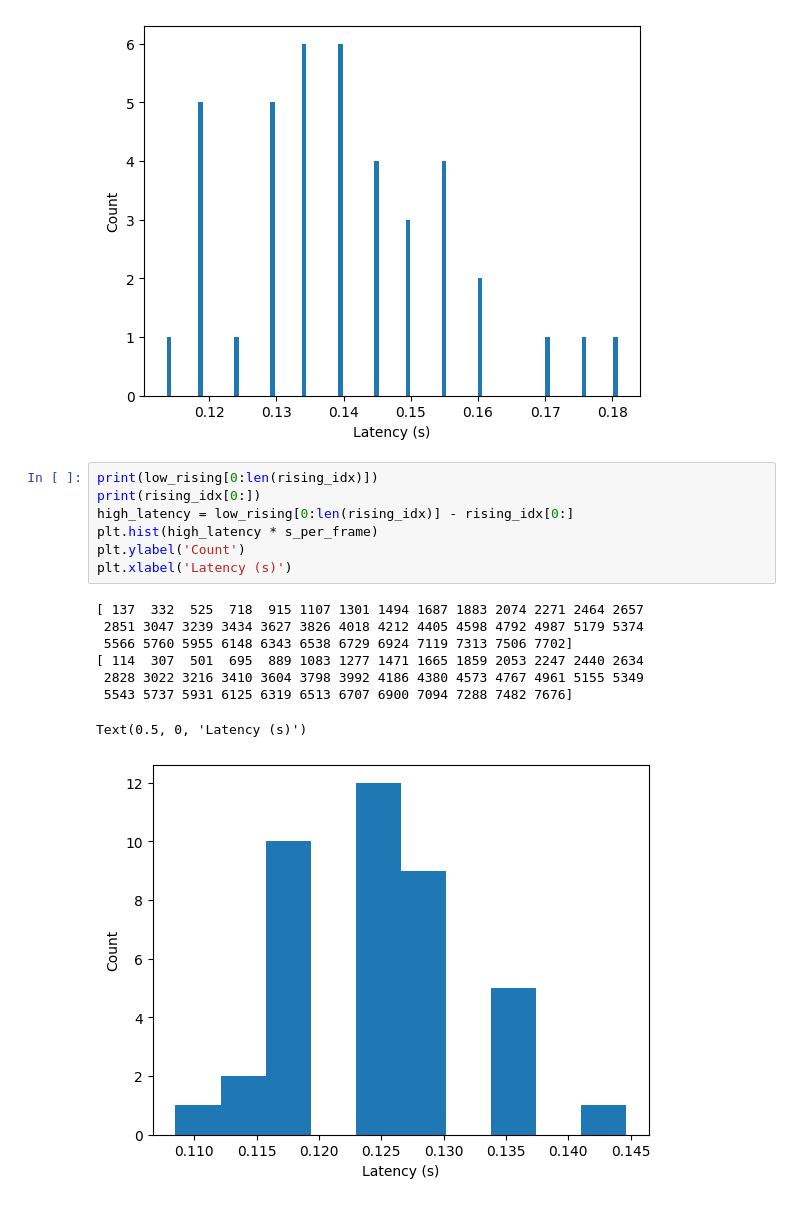
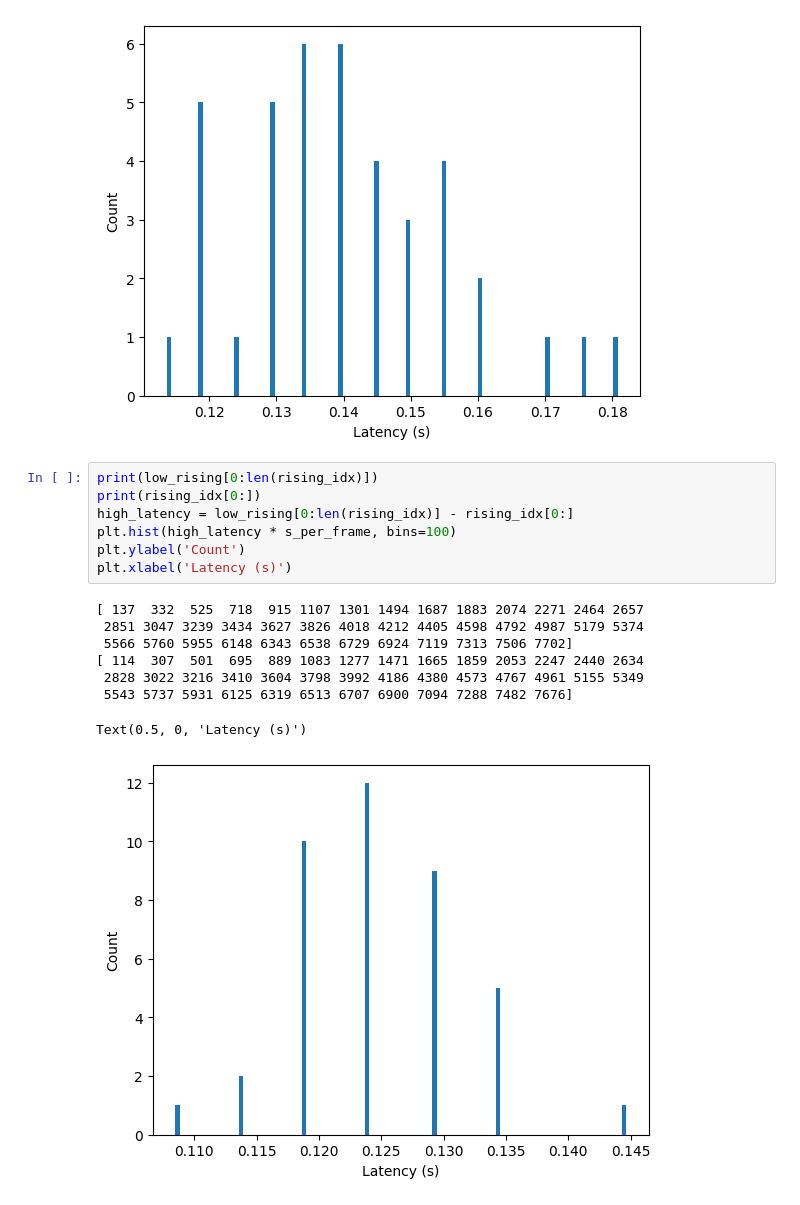
Before and after one commit to haohao1331/rot2-project, a Jupyter notebook: exploring/2024-01-24_video_analysis.ipynb, the cells around one changed output. Drawn from its saved outputs; the diff is of its cells as text.

```diff
--- a/exploring/2024-01-24_video_analysis.ipynb
+++ b/exploring/2024-01-24_video_analysis.ipynb
@@ -196,16 +196,16 @@ Text(0.5, 0, 'Latency (s)')
 # %%
 print(low_rising[0:len(rising_idx)])
 print(rising_idx[0:])
 high_latency = low_rising[0:len(rising_idx)] - rising_idx[0:]
-plt.hist(high_latency * s_per_frame)
+plt.hist(high_latency * s_per_frame, bins=100)
 plt.ylabel('Count')
 plt.xlabel('Latency (s)')
 # %% [output]
 [ 137  332  525  718  915 1107 1301 1494 1687 1883 2074 2271 2464 2657
  2851 3047 3239 3434 3627 3826 4018 4212 4405 4598 4792 4987 5179 5374
  5566 5760 5955 6148 6343 6538 6729 6924 7119 7313 7506 7702]
 [ 114  307  501  695  889 1083 1277 1471 1665 1859 2053 2247 2440 2634
  2828 3022 3216 3410 3604 3798 3992 4186 4380 4573 4767 4961 5155 5349
  5543 5737 5931 6125 6319 6513 6707 6900 7094 7288 7482 7676]
 Text(0.5, 0, 'Latency (s)')
-[figure, old version]
+[figure, new version]
```
Also changed, not shown: parts of 1 cell of this notebook.
